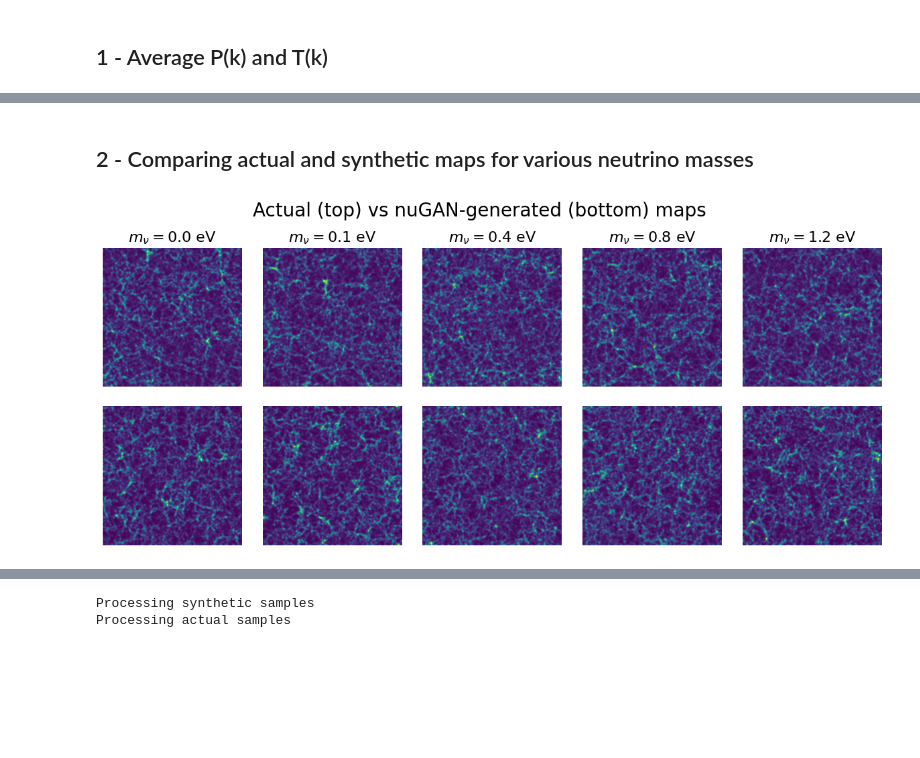
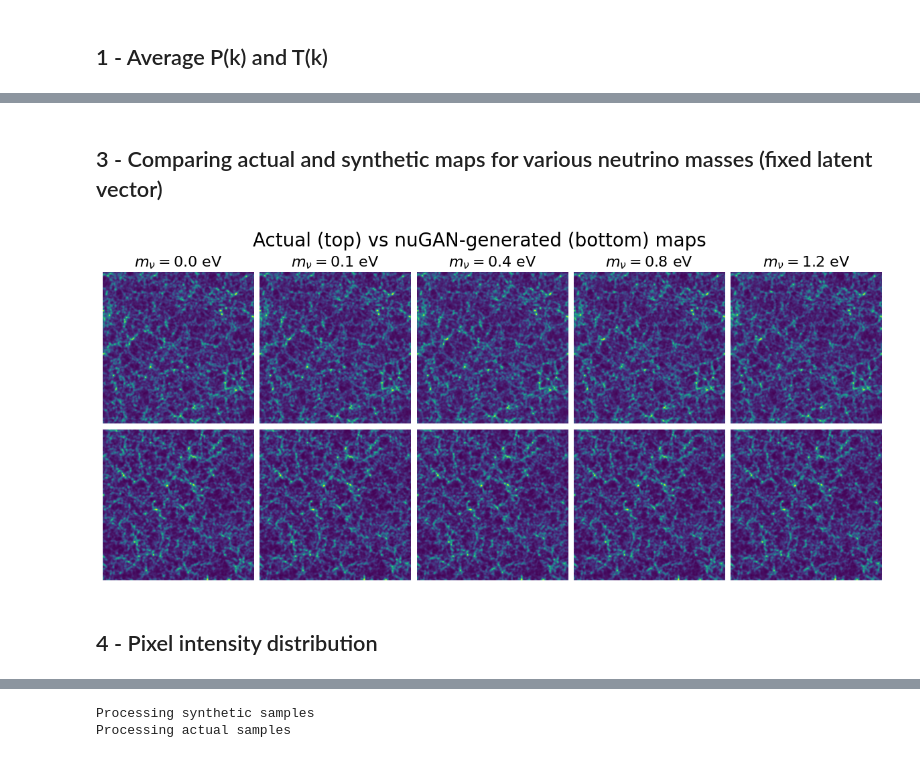
Before and after one commit to Prateeek73/nuGAN-webapplet, a Jupyter notebook: infer.ipynb, the cells around one changed output, grey strips where cells are left out. Saved outputs shown, nothing was run; the diff lists cells and outputs as text; code cells hidden in the pictures; blank space fills up the shorter version.

```diff
--- a/infer.ipynb
+++ b/infer.ipynb
@@ -211,28 +276,37 @@ fig.show()
 # %% [markdown]
-## 2 - Comparing actual and synthetic maps for various neutrino masses
+## 3 - Comparing actual and synthetic maps for various neutrino masses (fixed latent vector)
 # %%
-fig, axes = plt.subplots(2,5,figsize=(15,6), gridspec_kw={'hspace': 0.05, 'wspace': 0.15})
+rs = 65
+
+np.random.seed(rs)
+torch.manual_seed(rs)
+torch.cuda.manual_seed_all(rs)
+
+z = draw_latent_z(prior="gaussian",
+                  sample_shape=(1,200),
+                  device=device,
+                  df=None)
+
+fig, axes = plt.subplots(2,5,figsize=(15,6), gridspec_kw={'hspace': 0.03, 'wspace': 0.04})
 fig.suptitle("Actual (top) vs nuGAN-generated (bottom) maps", fontsize=20)
-# fig.subplots_adjust(left=0.05,
-#                     bottom=0.05,
-#                     right=0.95,
-#                     top=0.92,
-#                     wspace=0.15,
-#                     hspace=-0.02)
 
 for i, nu in enumerate(nu_info.keys()):
-    gen_map = synthetic_maps[nu][np.random.choice(synthetic_maps[nu].shape[0])]
-    act_map = actual_maps[nu][np.random.choice(actual_maps[nu].shape[0])]
+    act_map = actual_maps[nu][45] #np.random.choice(actual_maps[nu].shape[0])]
+
+    params = torch.Tensor(1*[nu]).to(device)
+    gen_map = model(z, params, 2).cpu().detach().squeeze().numpy()
 
     axes[0, i].imshow(act_map)
     axes[0, i].set_title(f"$m_\\nu = {nu}$ eV", fontsize=16)
     axes[0, i].axis("off")
 
     axes[1, i].imshow(gen_map)
     axes[1, i].axis("off")
 
 fig.show()
 #fig.tight_layout()
-fig.savefig("./results/SAMPLE_MAPS.png", dpi=100)
+fig.savefig("./results/FIXED_LATENT_VECTOR_MAP_COMPARISON.png", dpi=100)
 # %% [output]
-[figure, old version]
+[figure, new version]
+# %% [markdown]
+## 4 - Pixel intensity distribution
```
Also changed, not shown: parts of 16 cells of this notebook, 34 other files.
